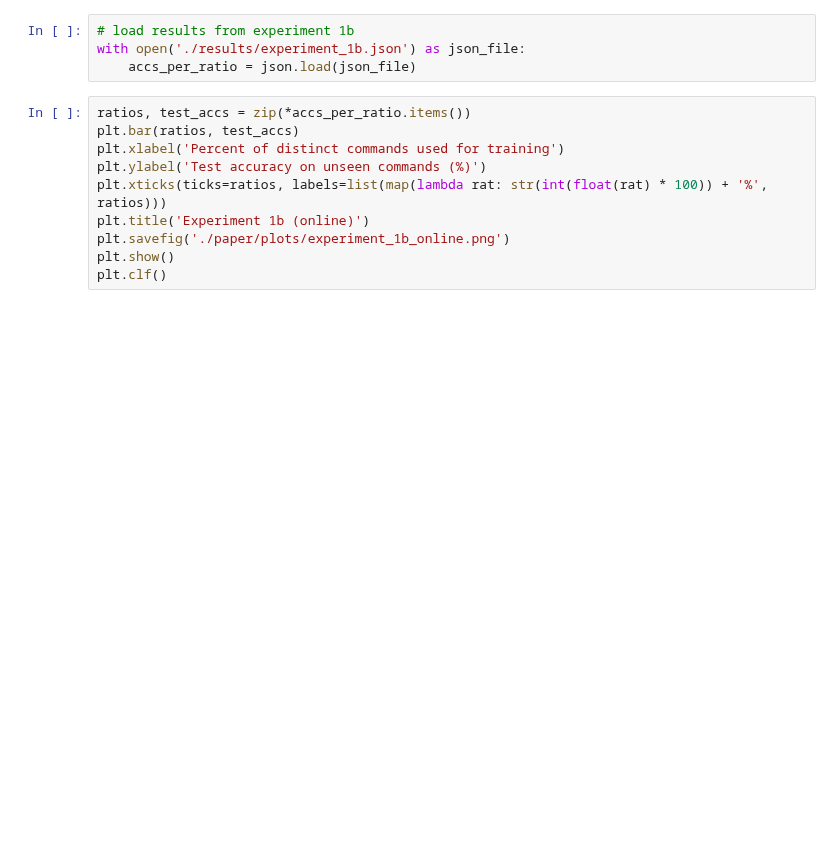
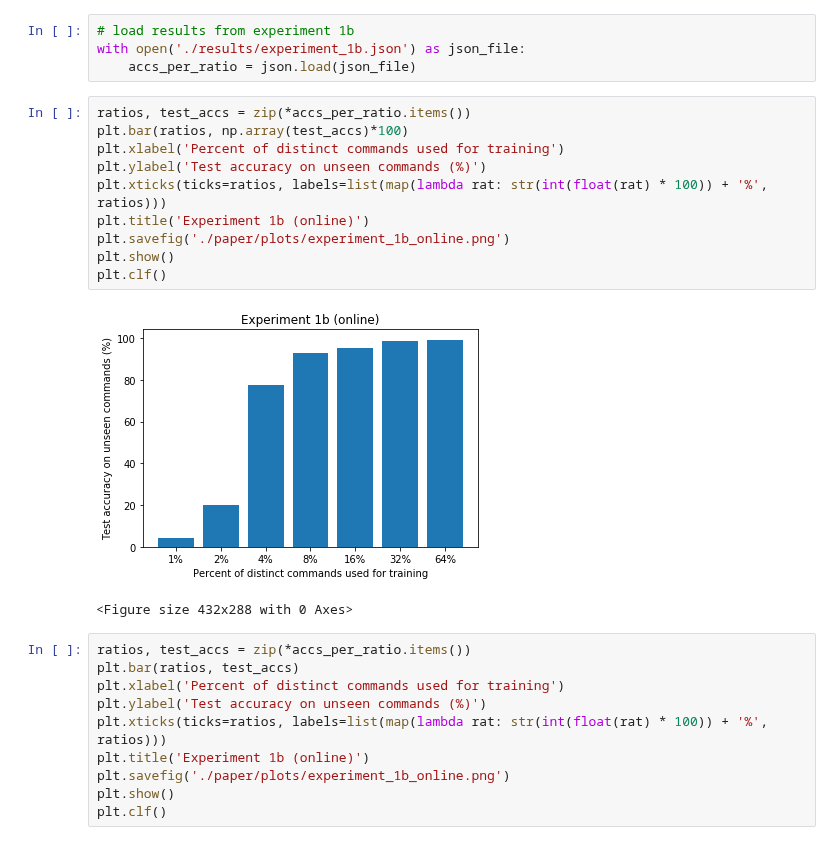
Before and after one commit to LukasMut/ATNLP, a Jupyter notebook: experiment_1b.ipynb, the cells around one changed output. Cells and saved outputs as stored; diff of their text form; blank space fills up the shorter version.

```diff
--- a/experiment_1b.ipynb
+++ b/experiment_1b.ipynb
@@ -367,6 +380,19 @@ print(test_accs)
 # load results from experiment 1b
 with open('./results/experiment_1b.json') as json_file:
     accs_per_ratio = json.load(json_file)
+# %%
+ratios, test_accs = zip(*accs_per_ratio.items())
+plt.bar(ratios, np.array(test_accs)*100)
+plt.xlabel('Percent of distinct commands used for training')
+plt.ylabel('Test accuracy on unseen commands (%)')
+plt.xticks(ticks=ratios, labels=list(map(lambda rat: str(int(float(rat) * 100)) + '%', ratios)))
+plt.title('Experiment 1b (online)')
+plt.savefig('./paper/plots/experiment_1b_online.png')
+plt.show()
+plt.clf()
+# %% [output]
+[figure, added]
+<Figure size 432x288 with 0 Axes>
 # %%
 ratios, test_accs = zip(*accs_per_ratio.items())
 plt.bar(ratios, test_accs)
```
Also changed, not shown: parts of 1 cell of this notebook, 2 other files.
